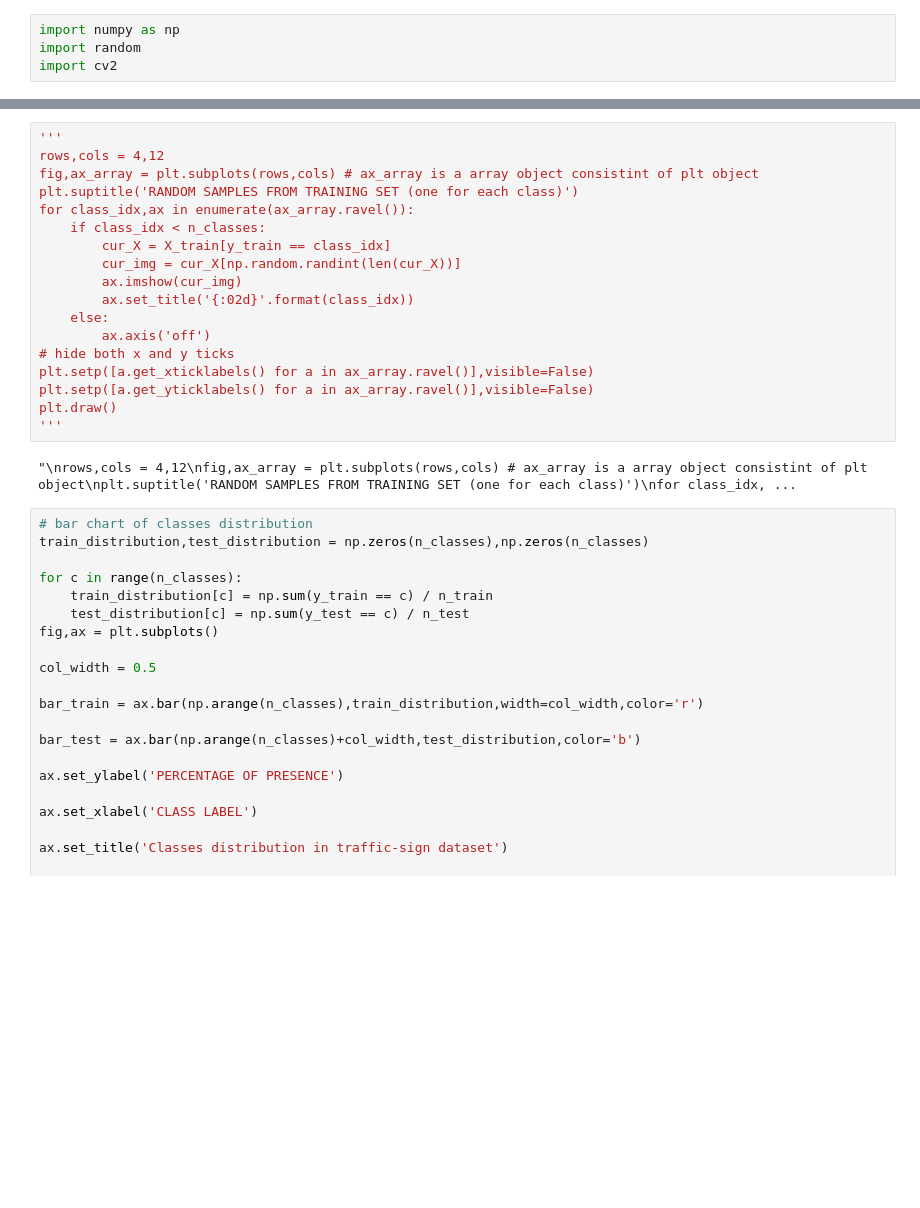
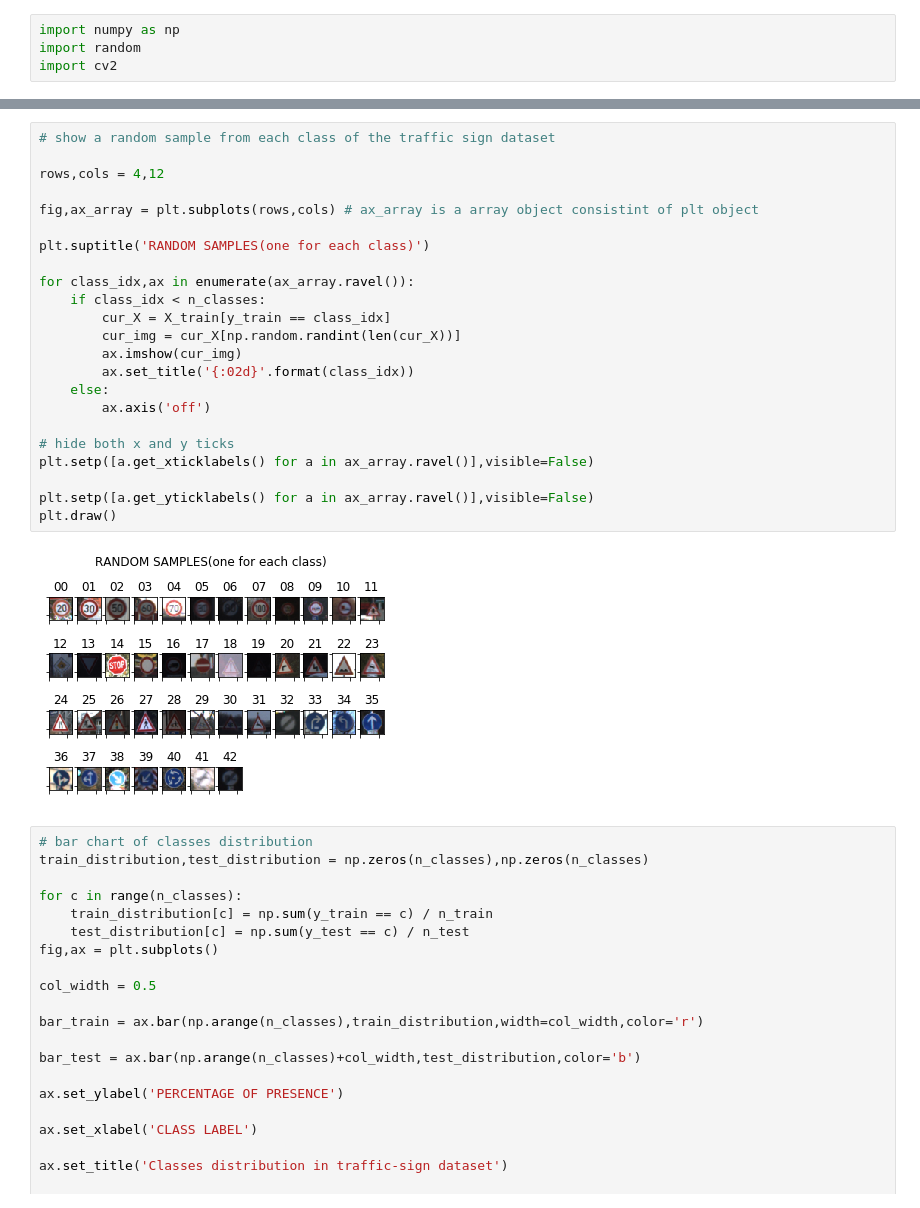
Before and after one commit to luteresa/P3_CarND-Traffic-Sign-Classifier, a Jupyter notebook: Traffic_Sign_Classifier.ipynb, the cells around one changed output, grey strips where cells are left out. Saved outputs shown, nothing was run; the diff lists cells and outputs as text; blank space fills up the shorter version.

```diff
--- a/Traffic_Sign_Classifier.ipynb
+++ b/Traffic_Sign_Classifier.ipynb
@@ -136,23 +136,28 @@ print(y_train[index])
 # %%
-'''
+# show a random sample from each class of the traffic sign dataset
+
 rows,cols = 4,12
+
 fig,ax_array = plt.subplots(rows,cols) # ax_array is a array object consistint of plt object
-plt.suptitle('RANDOM SAMPLES FROM TRAINING SET (one for each class)')
+
+plt.suptitle('RANDOM SAMPLES(one for each class)')
+
 for class_idx,ax in enumerate(ax_array.ravel()):
     if class_idx < n_classes:
         cur_X = X_train[y_train == class_idx]
         cur_img = cur_X[np.random.randint(len(cur_X))]
         ax.imshow(cur_img)
         ax.set_title('{:02d}'.format(class_idx))
     else:
         ax.axis('off')
+
 # hide both x and y ticks
 plt.setp([a.get_xticklabels() for a in ax_array.ravel()],visible=False)
+
 plt.setp([a.get_yticklabels() for a in ax_array.ravel()],visible=False)
 plt.draw()
-'''
 # %% [output]
-"\nrows,cols = 4,12\nfig,ax_array = plt.subplots(rows,cols) # ax_array is a array object consistint of plt object\nplt.suptitle('RANDOM SAMPLES FROM TRAINING SET (one for each class)')\nfor class_idx, ...
+[figure, added]
 # %%
 # bar chart of classes distribution
 train_distribution,test_distribution = np.zeros(n_classes),np.zeros(n_classes)
```
Also changed, not shown: parts of 18 cells of this notebook, 21 other files.
